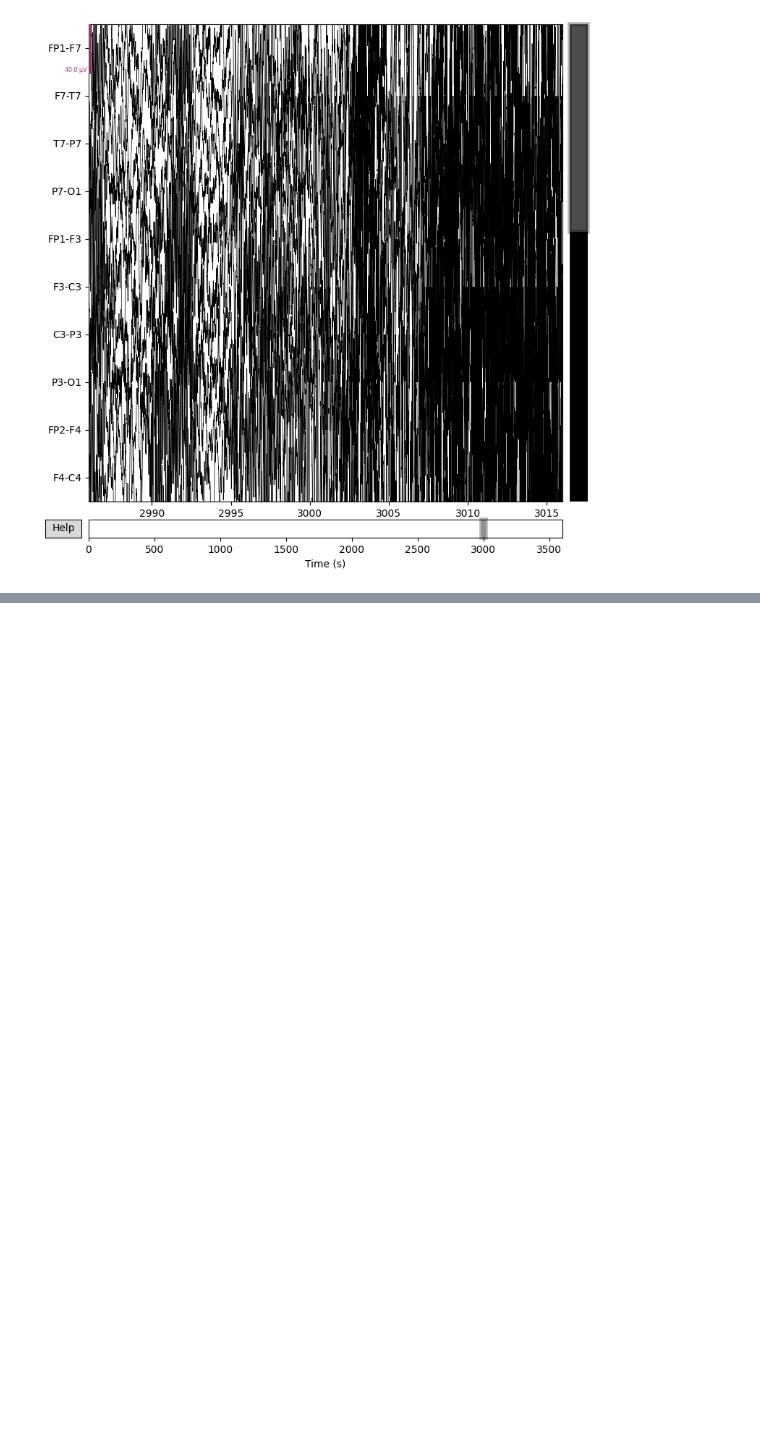
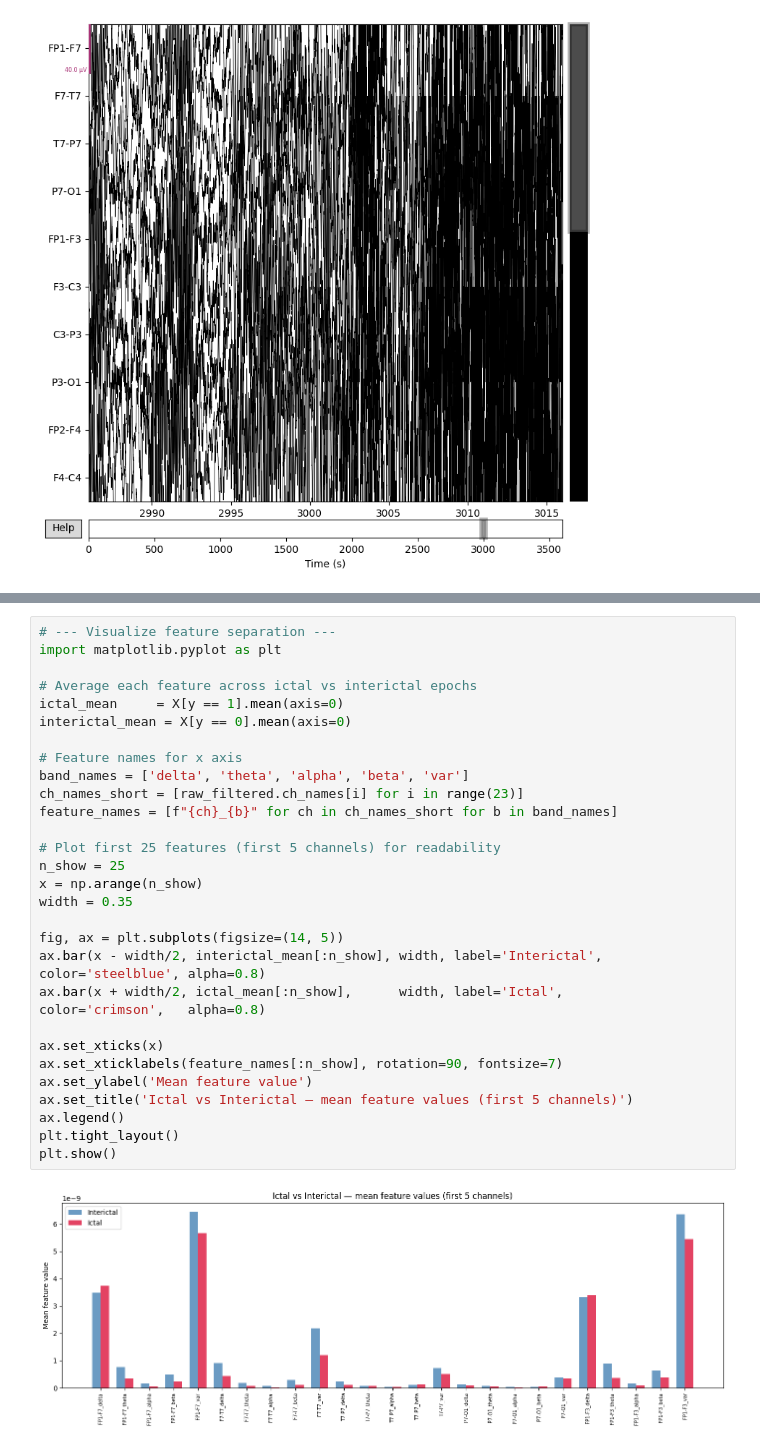
Before and after one commit to pmradman/Seizure-Detection-, a Jupyter notebook: 01_load_data.ipynb, the cells around one changed output, grey strips where cells are left out. Saved outputs shown, nothing was run; the diff lists cells and outputs as text; blank space fills up the shorter version.

```diff
--- a/01_load_data.ipynb
+++ b/01_load_data.ipynb
@@ -94,0 +306,31 @@ raw_seizure.plot(
+# %%
+# --- Visualize feature separation ---
+import matplotlib.pyplot as plt
+
+# Average each feature across ictal vs interictal epochs
+ictal_mean     = X[y == 1].mean(axis=0)
+interictal_mean = X[y == 0].mean(axis=0)
+
+# Feature names for x axis
+band_names = ['delta', 'theta', 'alpha', 'beta', 'var']
+ch_names_short = [raw_filtered.ch_names[i] for i in range(23)]
+feature_names = [f"{ch}_{b}" for ch in ch_names_short for b in band_names]
+
+# Plot first 25 features (first 5 channels) for readability
+n_show = 25
+x = np.arange(n_show)
+width = 0.35
+
+fig, ax = plt.subplots(figsize=(14, 5))
+ax.bar(x - width/2, interictal_mean[:n_show], width, label='Interictal', color='steelblue', alpha=0.8)
+ax.bar(x + width/2, ictal_mean[:n_show],      width, label='Ictal',      color='crimson',   alpha=0.8)
+
+ax.set_xticks(x)
+ax.set_xticklabels(feature_names[:n_show], rotation=90, fontsize=7)
+ax.set_ylabel('Mean feature value')
+ax.set_title('Ictal vs Interictal — mean feature values (first 5 channels)')
+ax.legend()
+plt.tight_layout()
+plt.show()
+# %% [output]
+[figure, added]
```
Also changed, not shown: parts of 16 cells of this notebook.
